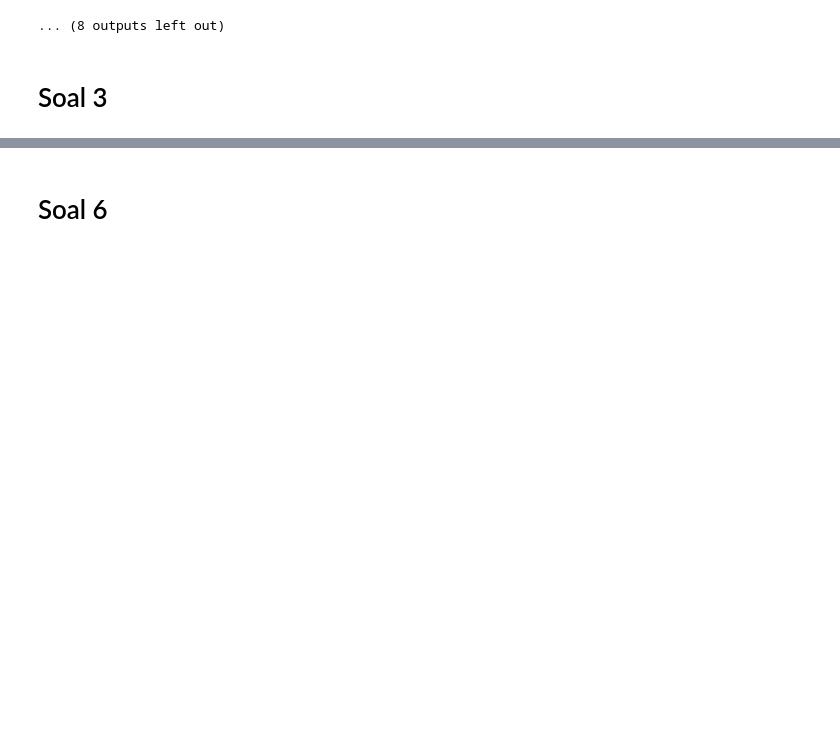
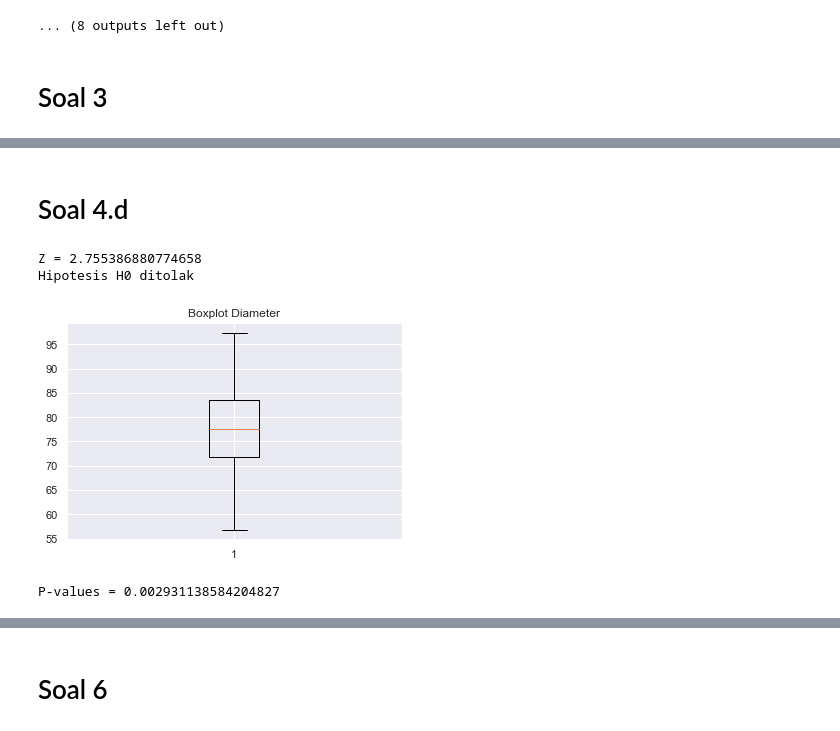
Before and after one commit to karlsenab7/Tubes_Probstat, a Jupyter notebook: src/main.ipynb, the cells around one changed output, grey strips where cells are left out. Saved outputs shown, nothing was run; the diff lists cells and outputs as text; code cells hidden in the pictures; blank space fills up the shorter version.

```diff
--- a/src/main.ipynb
+++ b/src/main.ipynb
@@ -125,0 +215,30 @@ for att in attribute:
+# %% [markdown]
+# Soal 4.d
+# %%
+u = 0.15
+z_alpha = 1.960
+dataD85 = data[data["Diameter"] > 85]
+x = len(dataD85.index)
+n = len(data.index)
+p_hat = x/n
+z = (p_hat - u) / ((u*(1-u)/n)**(1/2))
+print("Z = " + str(z))
+
+if(z < -z_alpha or z > z_alpha):
+    print("Hipotesis H0 ditolak")
+else:
+    print("Hipotesis H0 diterima")
+
+
+plt.figure()
+plt.boxplot(data["Diameter"])
+plt.title("Boxplot Diameter")
+plt.show()
+
+pval = norm.sf(abs(z))
+print("P-values = " + str(pval))
+# %% [output]
+Z = 2.755386880774658
+Hipotesis H0 ditolak
+[figure, added]
+P-values = 0.002931138584204827
```
Also changed, not shown: parts of 14 cells of this notebook.
